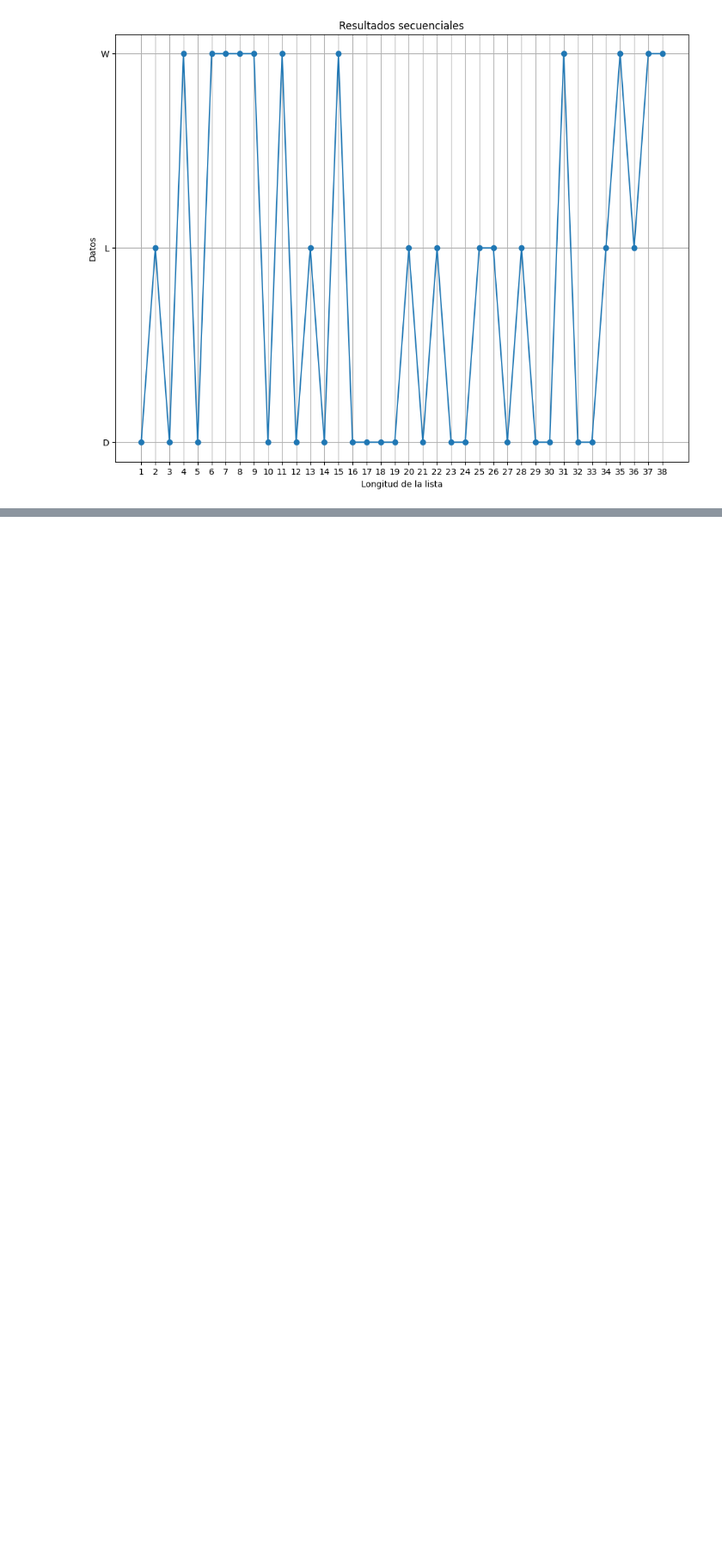
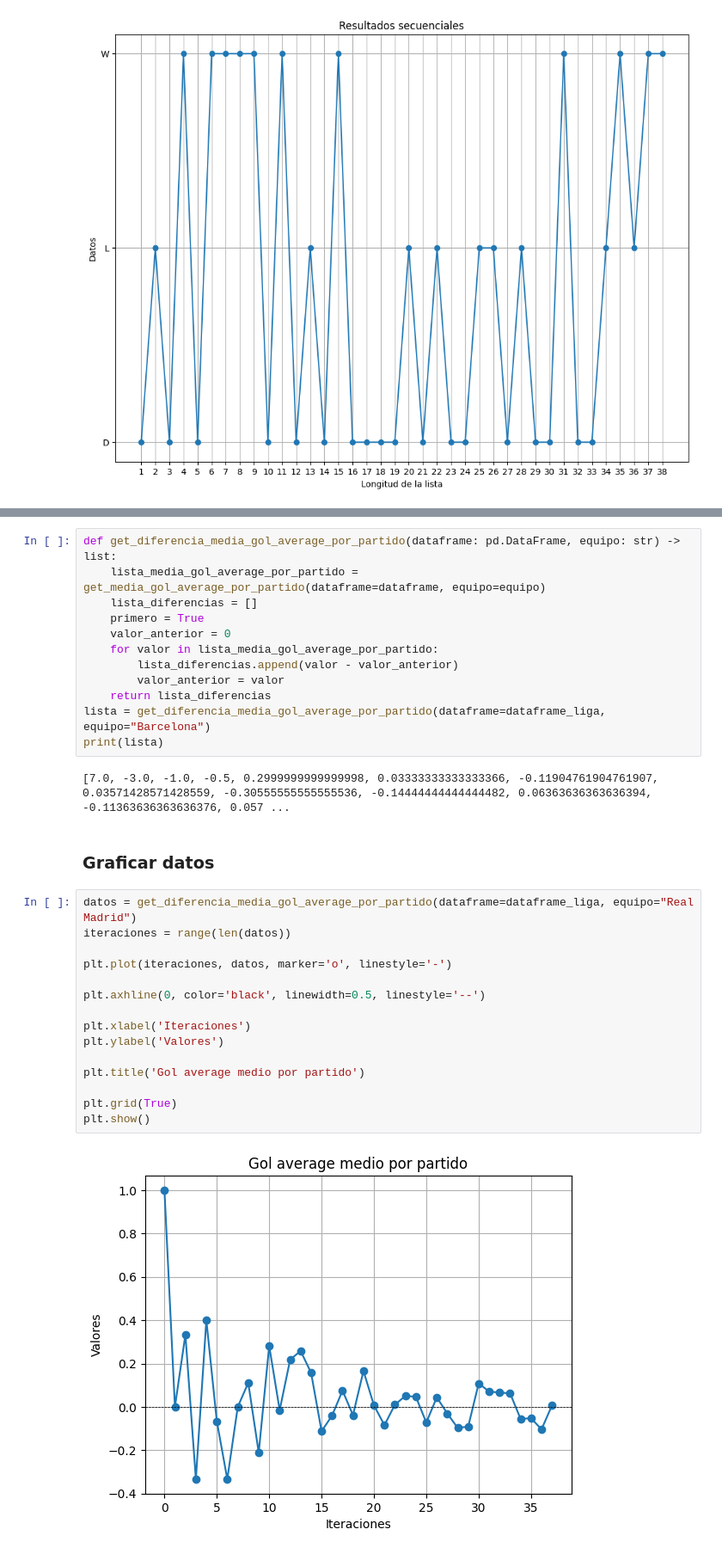
Before and after one commit to rubitopato/TFG, a Jupyter notebook: Futbol/visualizador_datos.ipynb, the cells around one changed output, grey strips where cells are left out. Shown at 86% size. Saved outputs shown, nothing was run; the diff lists cells and outputs as text; blank space fills up the shorter version.

```diff
--- a/Futbol/visualizador_datos.ipynb
+++ b/Futbol/visualizador_datos.ipynb
@@ -379,0 +497,33 @@ plt.show()
+# %%
+def get_diferencia_media_gol_average_por_partido(dataframe: pd.DataFrame, equipo: str) -> list:
+    lista_media_gol_average_por_partido = get_media_gol_average_por_partido(dataframe=dataframe, equipo=equipo)
+    lista_diferencias = []
+    primero = True
+    valor_anterior = 0
+    for valor in lista_media_gol_average_por_partido:
+        lista_diferencias.append(valor - valor_anterior)
+        valor_anterior = valor
+    return lista_diferencias
+lista = get_diferencia_media_gol_average_por_partido(dataframe=dataframe_liga, equipo="Barcelona")
+print(lista)
+# %% [output]
+[7.0, -3.0, -1.0, -0.5, 0.2999999999999998, 0.03333333333333366, -0.11904761904761907, 0.03571428571428559, -0.30555555555555536, -0.14444444444444482, 0.06363636363636394, -0.11363636363636376, 0.057 ...
+# %% [markdown]
+### Graficar datos
+# %%
+datos = get_diferencia_media_gol_average_por_partido(dataframe=dataframe_liga, equipo="Real Madrid")
+iteraciones = range(len(datos))
+
+plt.plot(iteraciones, datos, marker='o', linestyle='-')
+
+plt.axhline(0, color='black', linewidth=0.5, linestyle='--')
+
+plt.xlabel('Iteraciones')
+plt.ylabel('Valores')
+
+plt.title('Gol average medio por partido')
+
+plt.grid(True)
+plt.show()
+# %% [output]
+[figure, added]
```
Also changed, not shown: parts of 18 cells of this notebook, 20 other files.
